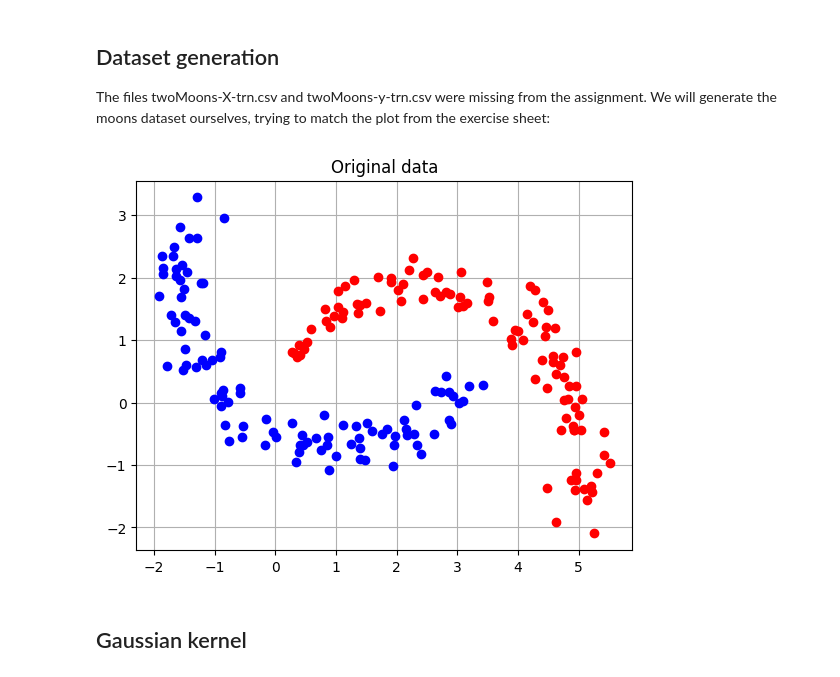
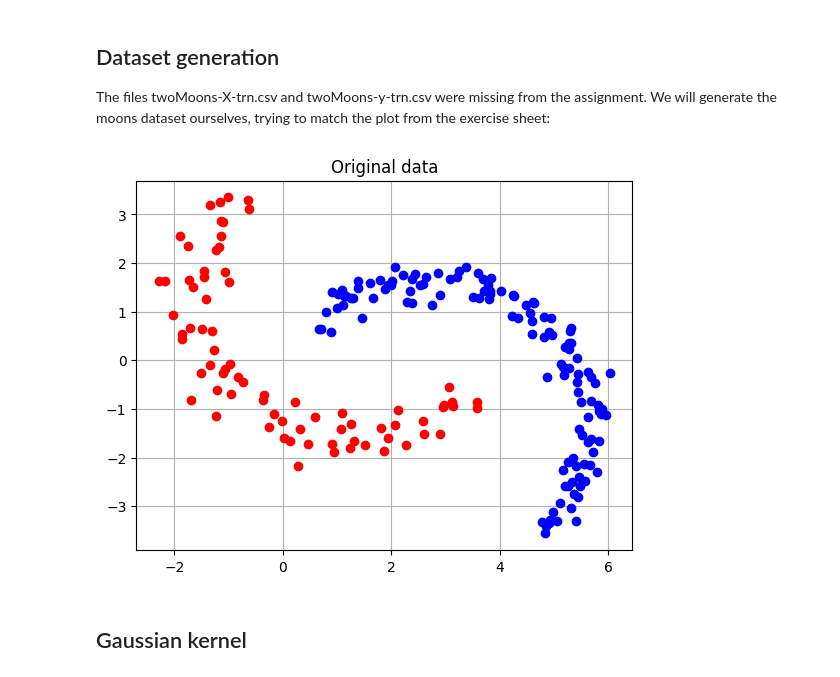
Before and after one commit to AlekseiZhuravlev/Assignments-MSc, a Jupyter notebook: Principles_of_Machine_Learning/Exrecise_05/Task_5.4.ipynb, the cells around one changed output. Saved outputs shown, nothing was run; the diff lists cells and outputs as text; code cells hidden in the pictures.

```diff
--- a/Principles_of_Machine_Learning/Exrecise_05/Task_5.4.ipynb
+++ b/Principles_of_Machine_Learning/Exrecise_05/Task_5.4.ipynb
@@ -166,37 +166,35 @@ def polyKernelMatrix(matX, **kPars):
 
 The files twoMoons-X-trn.csv and twoMoons-y-trn.csv were missing from the assignment.
 We will generate the moons dataset ourselves, trying to match the plot from the exercise sheet:
-# %%
-import sklearn.datasets
-
-### training data points and labels
-matX, vecY = sklearn.datasets.make_moons((100, 100), noise=0.1)
-
-# shift the data points
-matX[:, 1] = matX[:, 1] * -2.5 + 2
-matX[:, 0] = matX[:, 0] * 2.5
-
-# rotate the data points by 30 degrees
-matX = matX @ np.array([[np.cos(np.pi/6), -np.sin(np.pi/6)],
-                        [np.sin(np.pi/6), np.cos(np.pi/6)]])
-
-# transpose data points
-matX = matX.T
-
-# replace labels 0 by -1
-vecY[vecY==0] = -1
-
-# plot matX with vecY as labels
-plt.plot(matX[0,vecY<=0], matX[1,vecY<=0], 'bo')
-plt.plot(matX[0,vecY>0], matX[1,vecY>0], 'ro')
-plt.title('Original data')
-
-# add grid
-plt.grid(True)
-
-plt.show()
-# %% [output]
-[figure, removed]
+# %%
+with open('twoMoons-X-trn.csv', 'r') as f:
+    matX = f.readlines()
+
+    for i in range(len(matX)):
+        matX[i] = matX[i].split(',')
+        for j in range(len(matX[i])):
+            matX[i][j] = float(matX[i][j])
+    matX = np.array(matX)
+
+with open('twoMoons-y-trn.csv', 'r') as f:
+    vecY = f.readlines()
+
+    for i in range(len(vecY)):
+        vecY[i] = int(vecY[i])
+
+    vecY = np.array(vecY)
+
+# plot matX with vecY as labels
+plt.plot(matX[0,vecY<=0], matX[1,vecY<=0], 'bo')
+plt.plot(matX[0,vecY>0], matX[1,vecY>0], 'ro')
+plt.title('Original data')
+
+# add grid
+plt.grid(True)
+
+plt.show()
+# %% [output]
+[figure, added]
 # %%
 def train_classifier(kParams, kMatFct, kVecFct, title):
 
```
Also changed, not shown: parts of 2 cells of this notebook, 2 other files.
